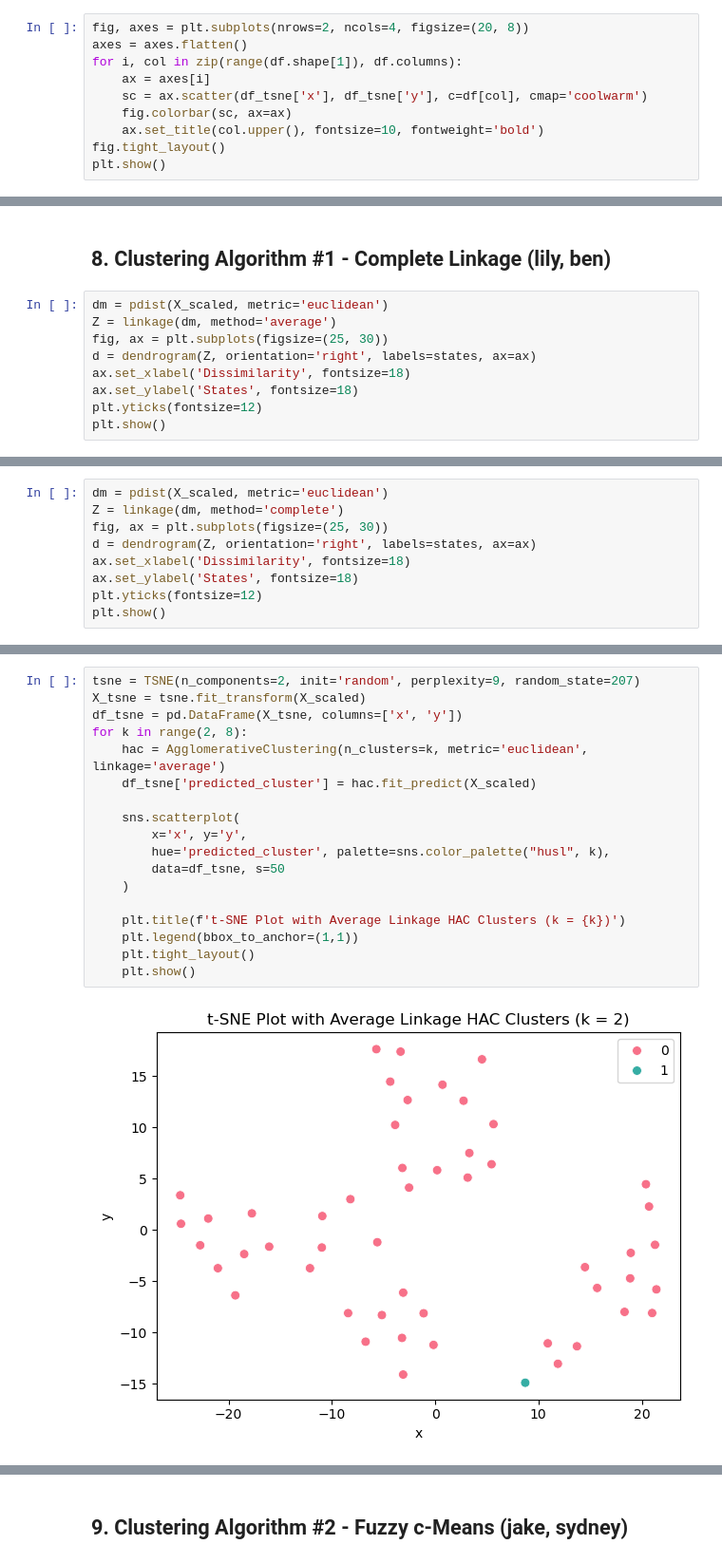
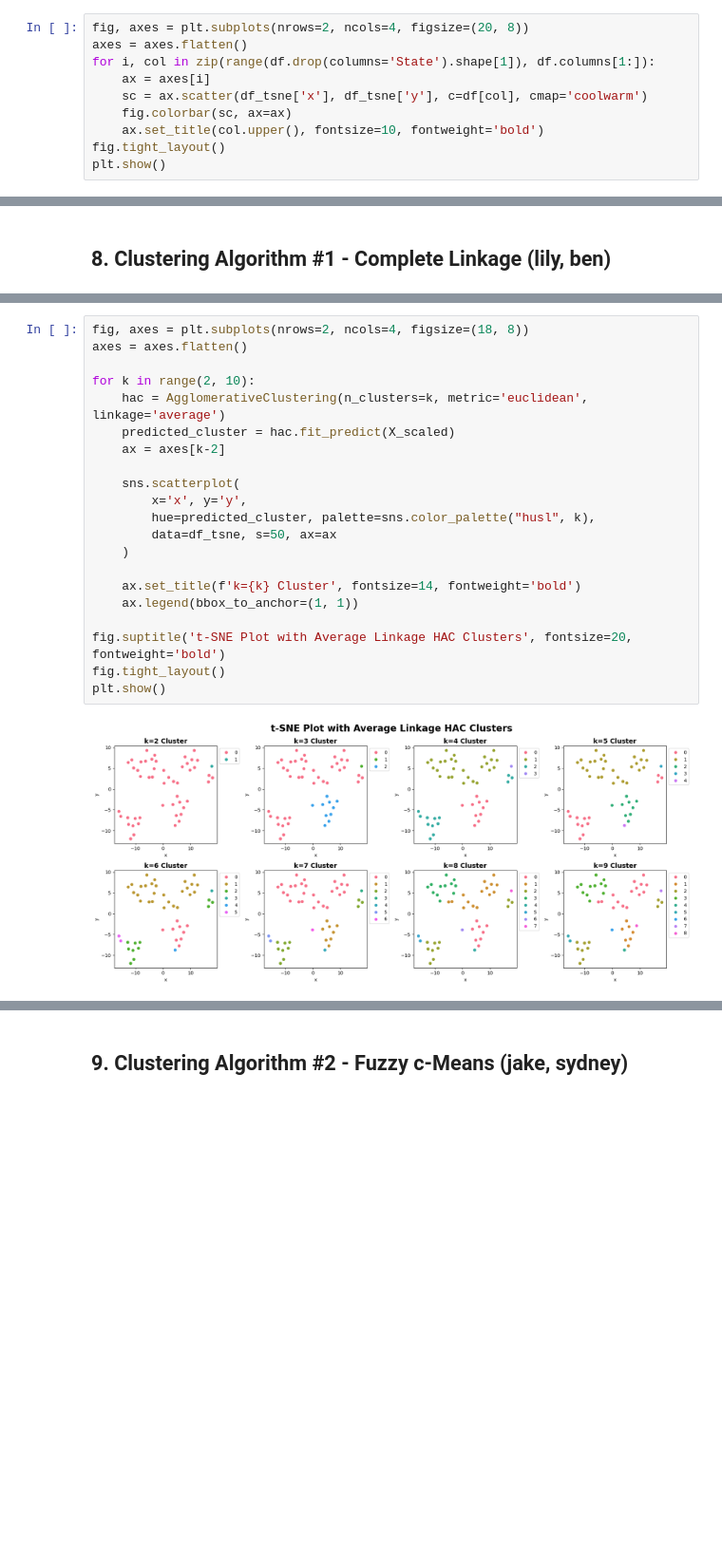
Before and after one commit to BenLeidig/stat437-project, a Jupyter notebook: project_template.ipynb, the cells around one changed output, grey strips where cells are left out. Shown at 95% size. Saved outputs shown, nothing was run; the diff lists cells and outputs as text; blank space fills up the shorter version.

```diff
--- a/project_template.ipynb
+++ b/project_template.ipynb
@@ -238,7 +246,7 @@ First, twelve different t-SNE plots were made, each with a different perplexity
 # %%
 fig, axes = plt.subplots(nrows=2, ncols=4, figsize=(20, 8))
 axes = axes.flatten()
-for i, col in zip(range(df.shape[1]), df.columns):
+for i, col in zip(range(df.drop(columns='State').shape[1]), df.columns[1:]):
     ax = axes[i]
     sc = ax.scatter(df_tsne['x'], df_tsne['y'], c=df[col], cmap='coolwarm')
     fig.colorbar(sc, ax=ax)
@@ -275,12 +283,3 @@ HINT: I OFTEN FIND A LOT OF INCORRECT AI SLOP IN THESE ANSWERS IN THE PAST. BE
 CAREFUL.
 # %% [markdown]
 ## 8. Clustering Algorithm #1 - Complete Linkage (lily, ben)
-# %%
-dm = pdist(X_scaled, metric='euclidean')
-Z = linkage(dm, method='average')
-fig, ax = plt.subplots(figsize=(25, 30))
-d = dendrogram(Z, orientation='right', labels=states, ax=ax)
-ax.set_xlabel('Dissimilarity', fontsize=18)
-ax.set_ylabel('States', fontsize=18)
-plt.yticks(fontsize=12)
-plt.show()
@@ -289,9 +285,0 @@ plt.show()
-# %%
-dm = pdist(X_scaled, metric='euclidean')
-Z = linkage(dm, method='complete')
-fig, ax = plt.subplots(figsize=(25, 30))
-d = dendrogram(Z, orientation='right', labels=states, ax=ax)
-ax.set_xlabel('Dissimilarity', fontsize=18)
-ax.set_ylabel('States', fontsize=18)
-plt.yticks(fontsize=12)
-plt.show()
@@ -300,20 +307,23 @@ plt.show()
 # %%
-tsne = TSNE(n_components=2, init='random', perplexity=9, random_state=207)
-X_tsne = tsne.fit_transform(X_scaled)
-df_tsne = pd.DataFrame(X_tsne, columns=['x', 'y'])
-for k in range(2, 8):
+fig, axes = plt.subplots(nrows=2, ncols=4, figsize=(18, 8))
+axes = axes.flatten()
+
+for k in range(2, 10):
     hac = AgglomerativeClustering(n_clusters=k, metric='euclidean', linkage='average')
-    df_tsne['predicted_cluster'] = hac.fit_predict(X_scaled)
+    predicted_cluster = hac.fit_predict(X_scaled)
+    ax = axes[k-2]
 
     sns.scatterplot(
         x='x', y='y',
-        hue='predicted_cluster', palette=sns.color_palette("husl", k),
-        data=df_tsne, s=50
+        hue=predicted_cluster, palette=sns.color_palette("husl", k),
+        data=df_tsne, s=50, ax=ax
     )
 
-    plt.title(f't-SNE Plot with Average Linkage HAC Clusters (k = {k})')
-    plt.legend(bbox_to_anchor=(1,1))
-    plt.tight_layout()
-    plt.show()
+    ax.set_title(f'k={k} Cluster', fontsize=14, fontweight='bold')
+    ax.legend(bbox_to_anchor=(1, 1))
+
+fig.suptitle('t-SNE Plot with Average Linkage HAC Clusters', fontsize=20, fontweight='bold')
+fig.tight_layout()
+plt.show()
 # %% [output]
-[figure, old version]
+[figure, new version]
```
Also changed, not shown: parts of 17 cells of this notebook.
